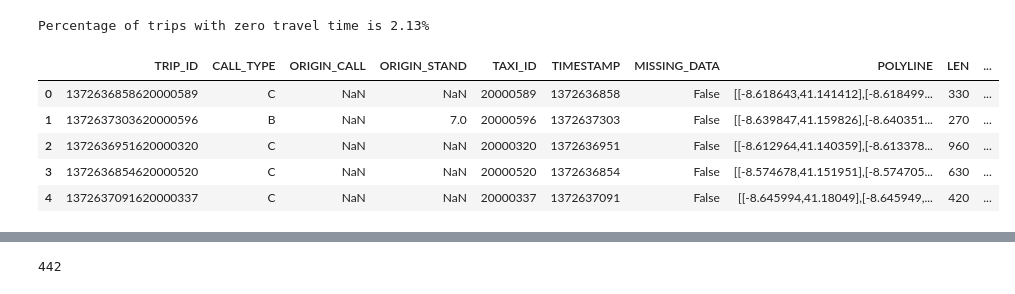
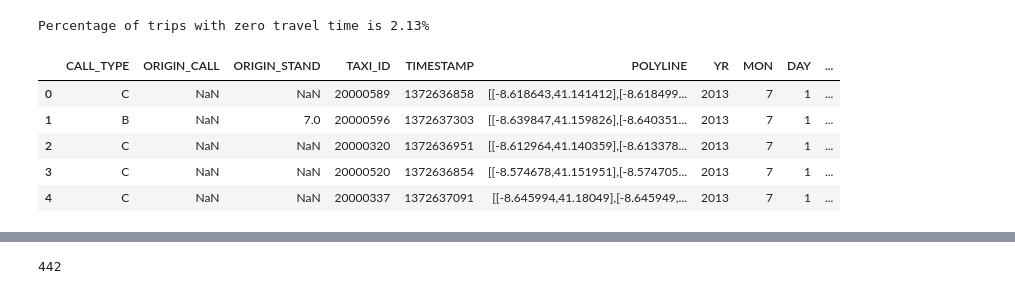
Before and after one commit to broham6/Sparse_Kaggle_Competition, a Jupyter notebook: XGBoost_kaggle.ipynb, the cells around one changed output, grey strips where cells are left out. Saved outputs shown, nothing was run; the diff lists cells and outputs as text; code cells hidden in the pictures.

```diff
--- a/XGBoost_kaggle.ipynb
+++ b/XGBoost_kaggle.ipynb
@@ -93,10 +145,12 @@ df_tr[["YR", "MON", "DAY", "HR", "WK"]] = df_tr[["TIMESTAMP"]].apply(parse_time,
 # %%
+df_tr.drop('MISSING_DATA', axis=1, inplace=True)
+df_tr.drop('TRIP_ID', axis=1, inplace=True)
 df_tr.head()
 # %% [output]
-|  | TRIP_ID | CALL_TYPE | ORIGIN_CALL | ORIGIN_STAND | TAXI_ID | TIMESTAMP | MISSING_DATA | POLYLINE | LEN | ... |
-| 0 | 1372636858620000589 | C | NaN | NaN | 20000589 | 1372636858 | False | [[-8.618643,41.141412],[-8.618499... | 330 | ... |
-| 1 | 1372637303620000596 | B | NaN | 7.0 | 20000596 | 1372637303 | False | [[-8.639847,41.159826],[-8.640351... | 270 | ... |
-| 2 | 1372636951620000320 | C | NaN | NaN | 20000320 | 1372636951 | False | [[-8.612964,41.140359],[-8.613378... | 960 | ... |
-| 3 | 1372636854620000520 | C | NaN | NaN | 20000520 | 1372636854 | False | [[-8.574678,41.151951],[-8.574705... | 630 | ... |
-| 4 | 1372637091620000337 | C | NaN | NaN | 20000337 | 1372637091 | False | [[-8.645994,41.18049],[-8.645949,... | 420 | ... |
+|  | CALL_TYPE | ORIGIN_CALL | ORIGIN_STAND | TAXI_ID | TIMESTAMP | POLYLINE | YR | MON | DAY | ... |
+| 0 | C | NaN | NaN | 20000589 | 1372636858 | [[-8.618643,41.141412],[-8.618499... | 2013 | 7 | 1 | ... |
+| 1 | B | NaN | 7.0 | 20000596 | 1372637303 | [[-8.639847,41.159826],[-8.640351... | 2013 | 7 | 1 | ... |
+| 2 | C | NaN | NaN | 20000320 | 1372636951 | [[-8.612964,41.140359],[-8.613378... | 2013 | 7 | 1 | ... |
+| 3 | C | NaN | NaN | 20000520 | 1372636854 | [[-8.574678,41.151951],[-8.574705... | 2013 | 7 | 1 | ... |
+| 4 | C | NaN | NaN | 20000337 | 1372637091 | [[-8.645994,41.18049],[-8.645949,... | 2013 | 7 | 1 | ... |
 # %%
```
Also changed, not shown: parts of 60 cells of this notebook.
